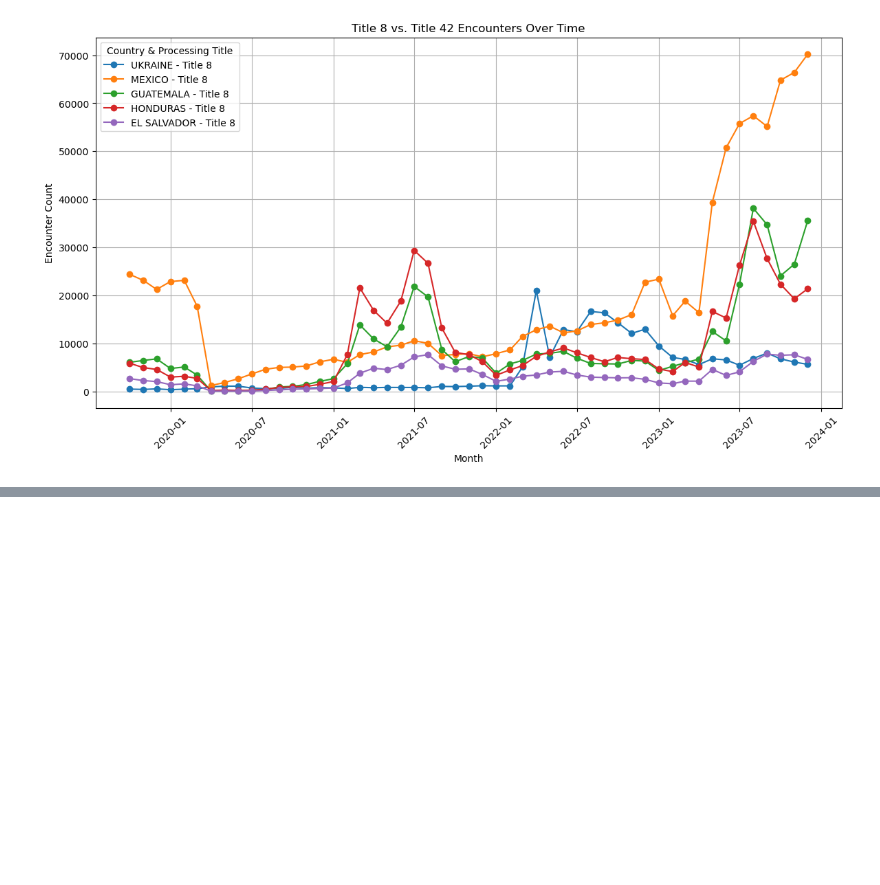
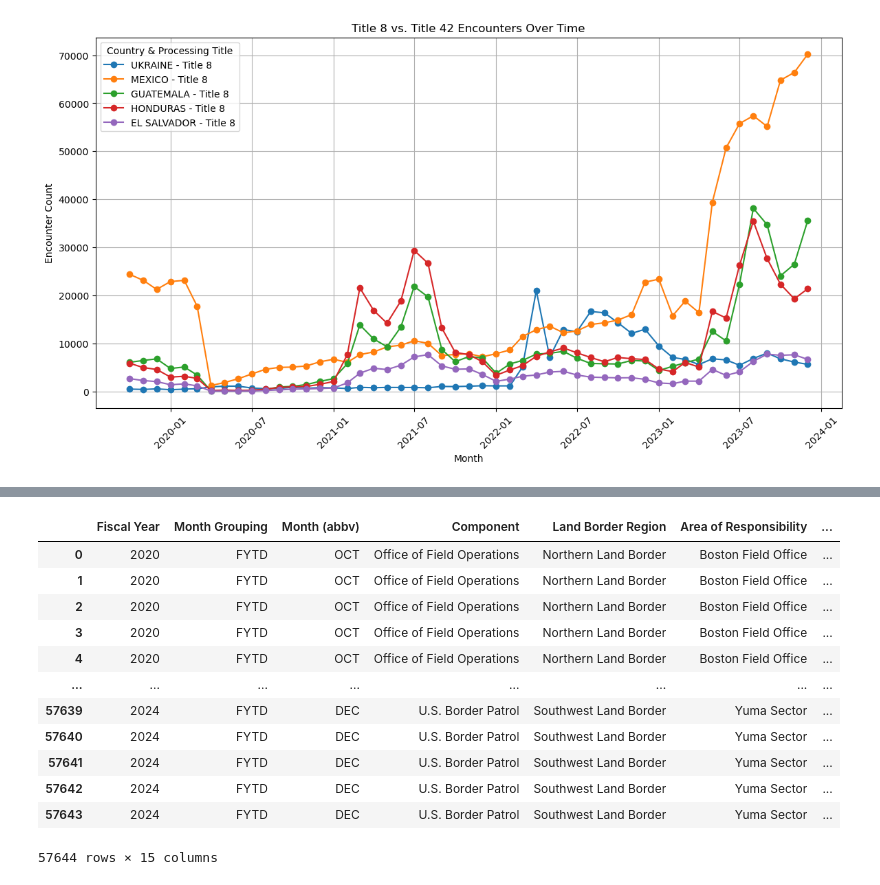
Before and after one commit to alanklin/AA-Capstone, a Jupyter notebook: Code/Notebooks/week3_eda.ipynb, the cells around one changed output, grey strips where cells are left out. Drawn from its saved outputs; the diff is of its cells as text; code cells hidden in the pictures; blank space fills up the shorter version.

```diff
--- a/Code/Notebooks/week3_eda.ipynb
+++ b/Code/Notebooks/week3_eda.ipynb
@@ -272,0 +349,16 @@ plt.show()
+# %%
+train_df
+# %% [output]
+|  | Fiscal Year | Month Grouping | Month (abbv) | Component | Land Border Region | Area of Responsibility | ... |
+| 0 | 2020 | FYTD | OCT | Office of Field Operations | Northern Land Border | Boston Field Office | ... |
+| 1 | 2020 | FYTD | OCT | Office of Field Operations | Northern Land Border | Boston Field Office | ... |
+| 2 | 2020 | FYTD | OCT | Office of Field Operations | Northern Land Border | Boston Field Office | ... |
+| 3 | 2020 | FYTD | OCT | Office of Field Operations | Northern Land Border | Boston Field Office | ... |
+| 4 | 2020 | FYTD | OCT | Office of Field Operations | Northern Land Border | Boston Field Office | ... |
+| ... | ... | ... | ... | ... | ... | ... | ... |
+| 57639 | 2024 | FYTD | DEC | U.S. Border Patrol | Southwest Land Border | Yuma Sector | ... |
+| 57640 | 2024 | FYTD | DEC | U.S. Border Patrol | Southwest Land Border | Yuma Sector | ... |
+| 57641 | 2024 | FYTD | DEC | U.S. Border Patrol | Southwest Land Border | Yuma Sector | ... |
+| 57642 | 2024 | FYTD | DEC | U.S. Border Patrol | Southwest Land Border | Yuma Sector | ... |
+| 57643 | 2024 | FYTD | DEC | U.S. Border Patrol | Southwest Land Border | Yuma Sector | ... |
+57644 rows × 15 columns
```
Also changed, not shown: parts of 1 cell of this notebook.
